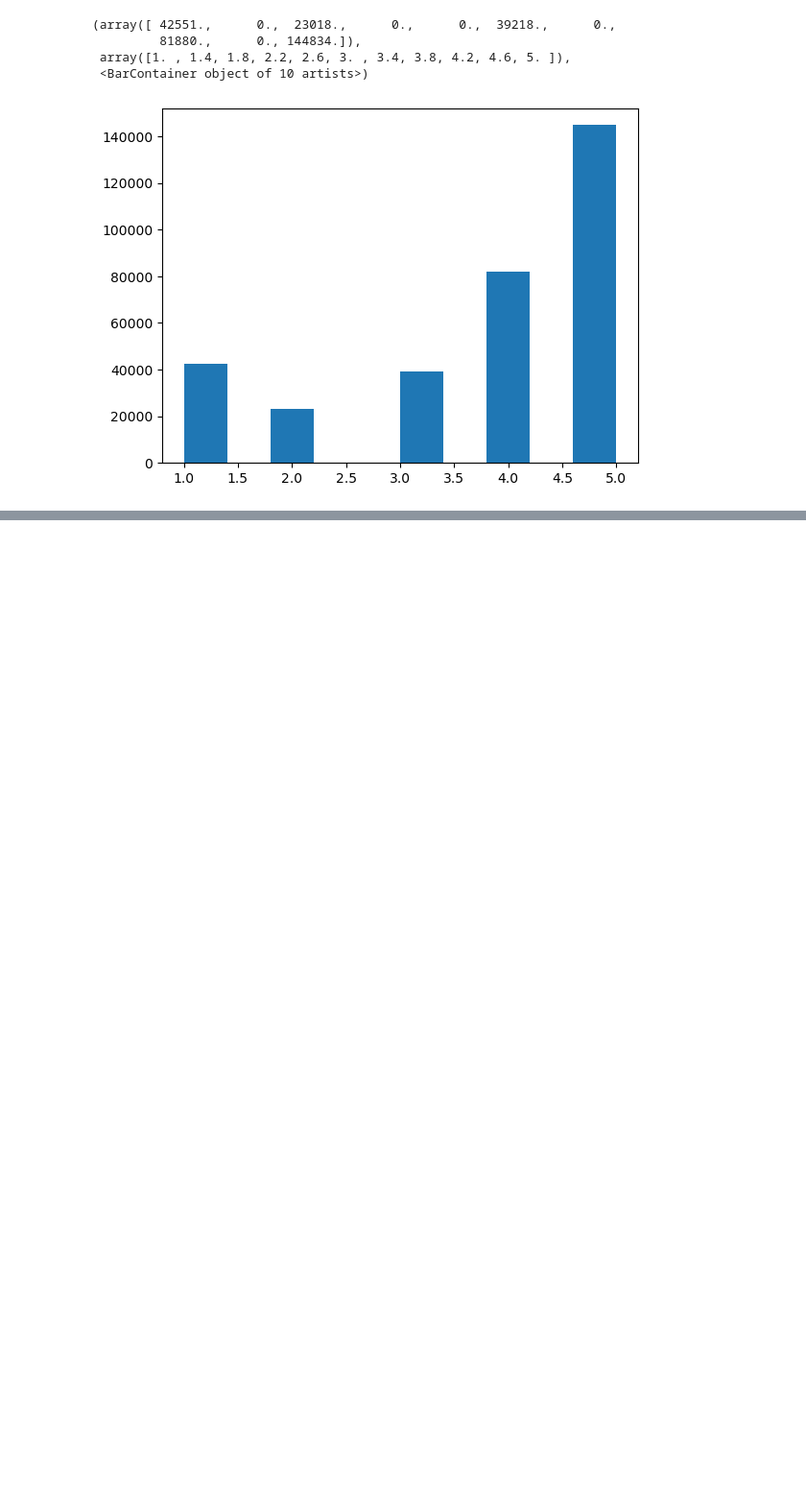
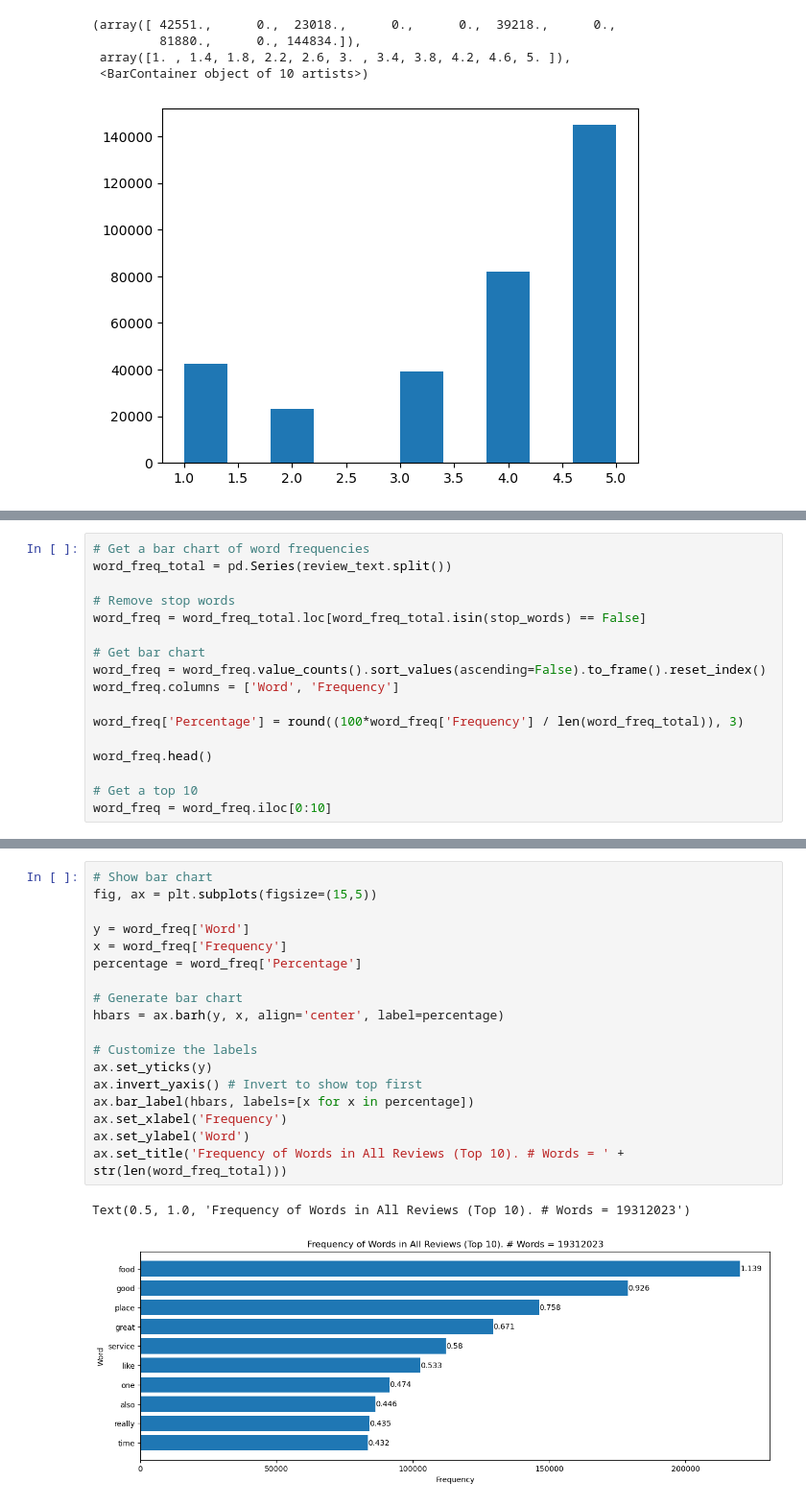
Before and after one commit to mabdullah-nyu/DSGA-1007-Project, a Jupyter notebook: analysis.ipynb, the cells around one changed output, grey strips where cells are left out. Shown at 96% size. Cells and saved outputs as stored; diff of their text form; blank space fills up the shorter version.

```diff
--- a/analysis.ipynb
+++ b/analysis.ipynb
@@ -649,0 +730,17 @@ df.head()
+# %%
+# Get a bar chart of word frequencies
+word_freq_total = pd.Series(review_text.split())
+
+# Remove stop words
+word_freq = word_freq_total.loc[word_freq_total.isin(stop_words) == False]
+
+# Get bar chart
+word_freq = word_freq.value_counts().sort_values(ascending=False).to_frame().reset_index()
+word_freq.columns = ['Word', 'Frequency']
+
+word_freq['Percentage'] = round((100*word_freq['Frequency'] / len(word_freq_total)), 3)
+
+word_freq.head()
+
+# Get a top 10
+word_freq = word_freq.iloc[0:10]
@@ -649,0 +761,21 @@ df.head()
+# %%
+# Show bar chart
+fig, ax = plt.subplots(figsize=(15,5))
+
+y = word_freq['Word']
+x = word_freq['Frequency']
+percentage = word_freq['Percentage']
+
+# Generate bar chart
+hbars = ax.barh(y, x, align='center', label=percentage)
+
+# Customize the labels
+ax.set_yticks(y)
+ax.invert_yaxis() # Invert to show top first
+ax.bar_label(hbars, labels=[x for x in percentage])
+ax.set_xlabel('Frequency')
+ax.set_ylabel('Word')
+ax.set_title('Frequency of Words in All Reviews (Top 10). # Words = ' + str(len(word_freq_total)))
+# %% [output]
+Text(0.5, 1.0, 'Frequency of Words in All Reviews (Top 10). # Words = 19312023')
+[figure, added]
```
Also changed, not shown: parts of 26 cells of this notebook.
